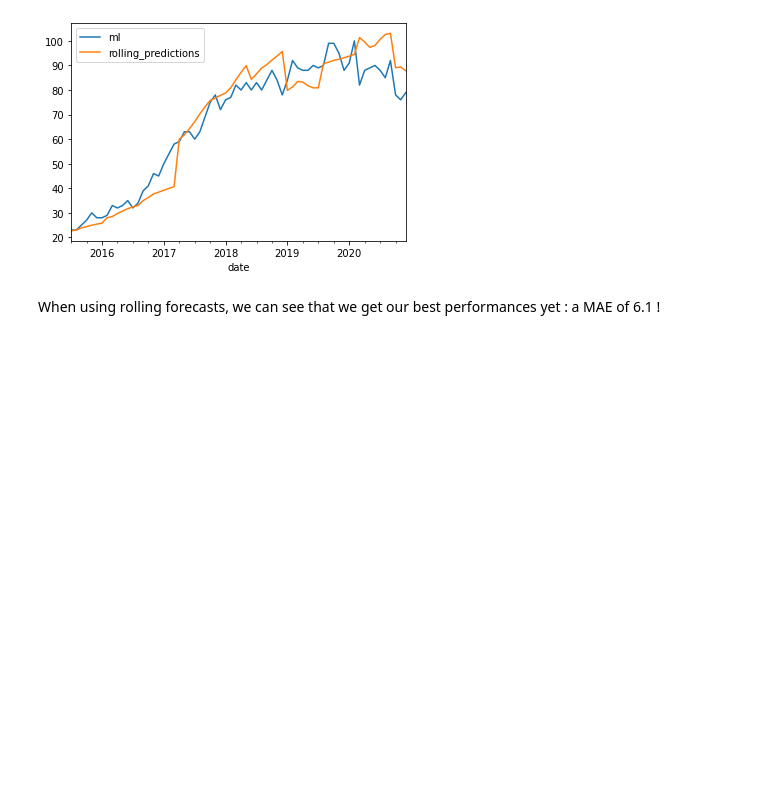
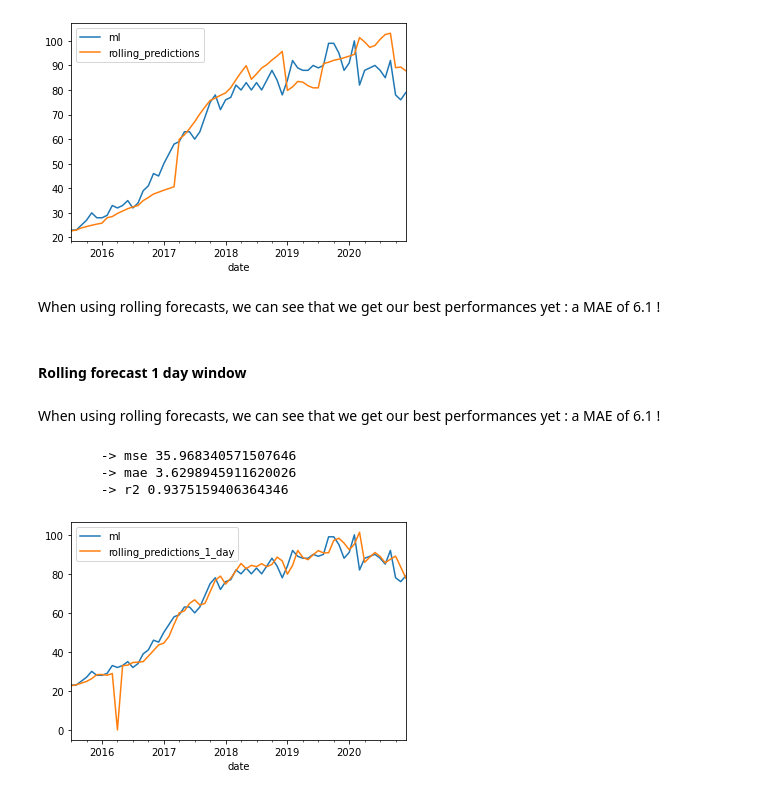
Before and after one commit to Cokral/data_science, a Jupyter notebook: time-series/Arima.ipynb, the cells around one changed output. Cells and saved outputs as stored; diff of their text form; code cells hidden in the pictures; blank space fills up the shorter version.

Commit message:
Add rolling forecast /w 1 day window

```diff
--- a/time-series/Arima.ipynb
+++ b/time-series/Arima.ipynb
@@ -129,5 +130,5 @@ plt.show()
 # %%
-parameters = {'order': (4, 2, 2)} # obtained with auto_arima previously
+parameters = {'order': (4, 2, 2), 'with_intercept': False} # obtained with auto_arima previously
 # %%
 class ARIMAModel():
 
@@ -141,20 +142,20 @@ class ARIMAModel():
         return self.model.forecast(steps=duration)
 
     @classmethod
-    def rolling_forecast(cls, parameters: dict, train: pd.DataFrame, test: pd.DataFrame) -> dict:
+    def rolling_forecast(cls, parameters: dict, train: pd.DataFrame, test: pd.DataFrame, window: int = 7) -> dict:
         history = train.copy()
         predictions = None
-        for test_index in range(0, len(test), 7):
+        for test_index in tqdm(range(0, len(test), window)):
             m = cls()
             m.train(data=history.ml,
                     **parameters
                    )
-            new_predictions = m.predict(7)
+            new_predictions = m.predict(window)
             if predictions is None:
                 predictions = new_predictions
             else:
                 predictions = pd.concat([predictions, new_predictions])
-            history = history.append([test[test_index: test_index + 7]])
+            history = history.append([test[test_index: test_index + window]])
         return predictions
 # %%
 rolling_predictions = ARIMAModel.rolling_forecast(parameters, train, test)
@@ -176,3 +177,25 @@ plt.show()
 [figure]
 # %% [markdown]
 When using rolling forecasts, we can see that we get our best performances yet : a MAE of 6.1 !
+# %% [markdown]
+#### Rolling forecast 1 day window
+# %% [markdown]
+When using rolling forecasts, we can see that we get our best performances yet : a MAE of 6.1 !
+# %%
+rolling_predictions = ARIMAModel.rolling_forecast(parameters, train, test, 1)
+# %%
+test = test.assign(rolling_predictions_1_day=rolling_predictions)
+# %%
+mse = mean_squared_error(test.ml, test.rolling_predictions_1_day)
+mae = mean_absolute_error(test.ml, test.rolling_predictions_1_day)
+r2 = r2_score(test.ml, test.rolling_predictions_1_day)
+print(f'\n\t-> mse {mse}\n\t-> mae {mae}\n\t-> r2 {r2}')
+# %% [output]
+        -> mse 35.968340571507646
+        -> mae 3.6298945911620026
+        -> r2 0.9375159406364346
+# %%
+test[['ml', 'rolling_predictions_1_day']].plot()
+plt.show()
+# %% [output]
+[figure, added]
```
Also changed, not shown: parts of 5 cells of this notebook, 1 other file.
